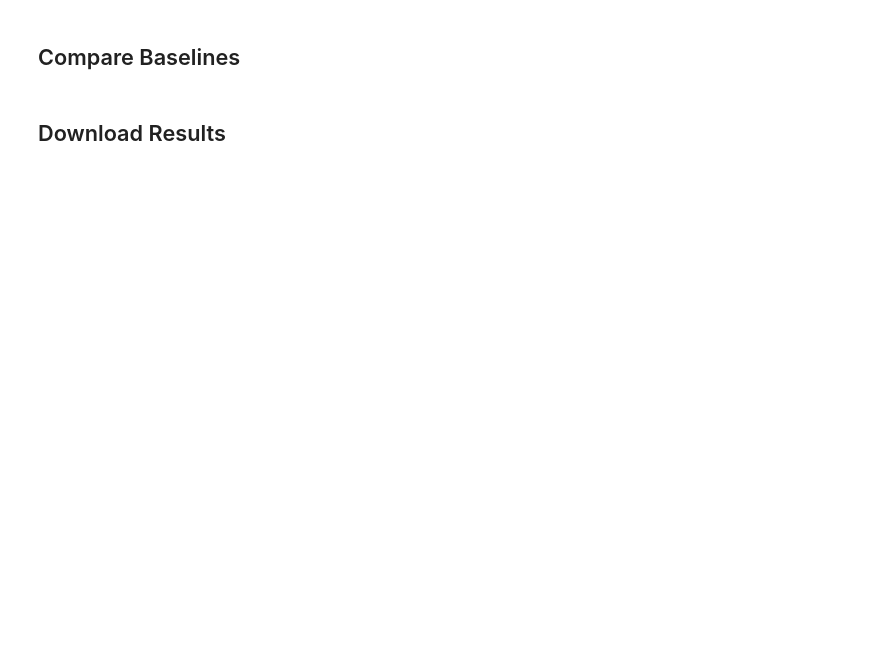
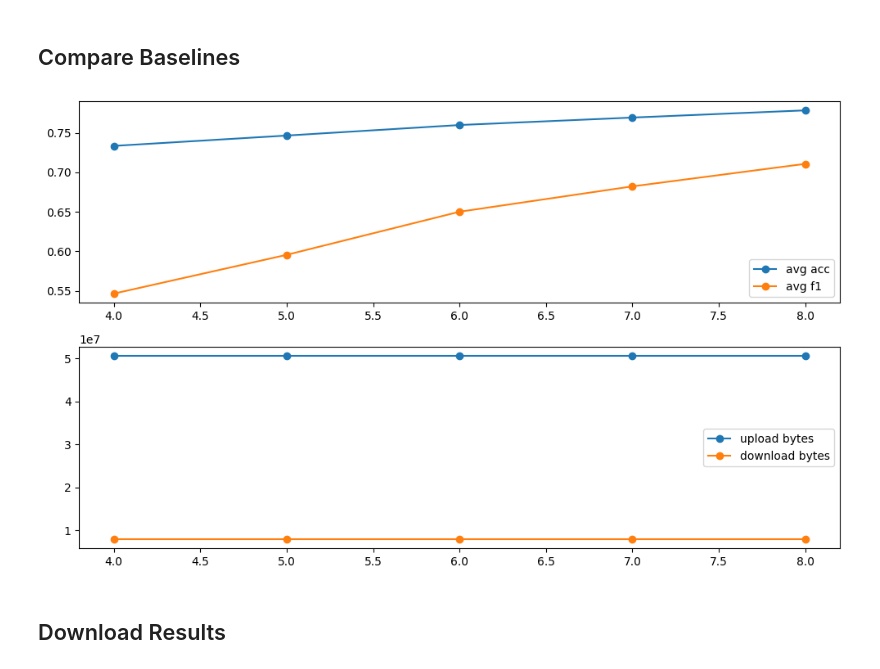
Before and after one commit to mahmoudmayaleh/ATLAS, a Jupyter notebook: atlas_colab.ipynb, the cells around one changed output. Cells and saved outputs as stored; diff of their text form; code cells hidden in the pictures; blank space fills up the shorter version.

```diff
--- a/atlas_colab.ipynb
+++ b/atlas_colab.ipynb
@@ -171,2 +360,8 @@ Run complete ATLAS experiment with 3 tasks, 9 clients, 2000 samples per client.
 # %% [markdown]
 ## Resume from Checkpoint (if interrupted)
+# %%
+import pickle
+ckpt = 'checkpoints/atlas_round_6.pkl'
+with open(ckpt,'rb') as f:
+    data = pickle.load(f)
+print('checkpoint round:', data.get('round'))
@@ -221,6 +475,20 @@ print("- ATLAS should have better personalized accuracy (per-client)")
 print("- ATLAS should handle heterogeneous devices efficiently")
 print("- Task clustering should group similar clients together")
 print("- Laplacian regularization should improve convergence")
+# %%
+import json,matplotlib.pyplot as plt
+r=json.load(open('results/atlas_integrated_full.json'))
+rounds=[rd['round'] for rd in r['round_metrics']]
+avg=[rd['avg_accuracy'] for rd in r['round_metrics']]
+f1=[sum(rd.get('test_f1',{}).values())/len(rd.get('test_f1',{})) if rd.get('test_f1') else 0 for rd in r['round_metrics']]
+upload=[sum(rd.get('comm_upload_bytes',{}).values()) for rd in r['round_metrics']]
+download=[sum(rd.get('comm_download_bytes',{}).values()) for rd in r['round_metrics']]
+plt.figure(figsize=(10,6))
+plt.subplot(2,1,1); plt.plot(rounds,avg,'-o',label='avg acc'); plt.plot(rounds,f1,'-o',label='avg f1'); plt.legend()
+plt.subplot(2,1,2); plt.plot(rounds,upload,'-o',label='upload bytes'); plt.plot(rounds,download,'-o',label='download bytes'); plt.legend()
+plt.tight_layout(); plt.show()
+# %% [output]
+[figure, added]
 # %% [markdown]
 ## Download Results
 # %%
```
Also changed, not shown: parts of 28 cells of this notebook, 6 other files.
